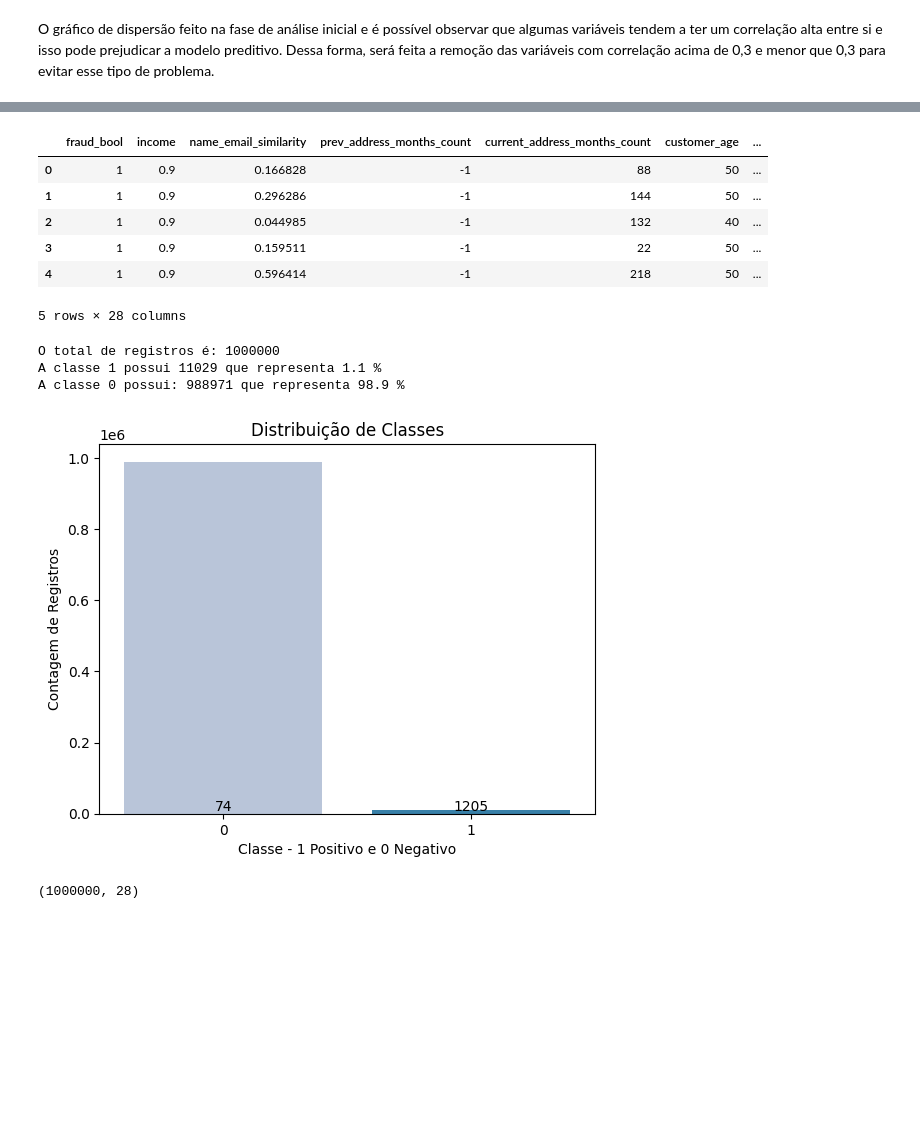
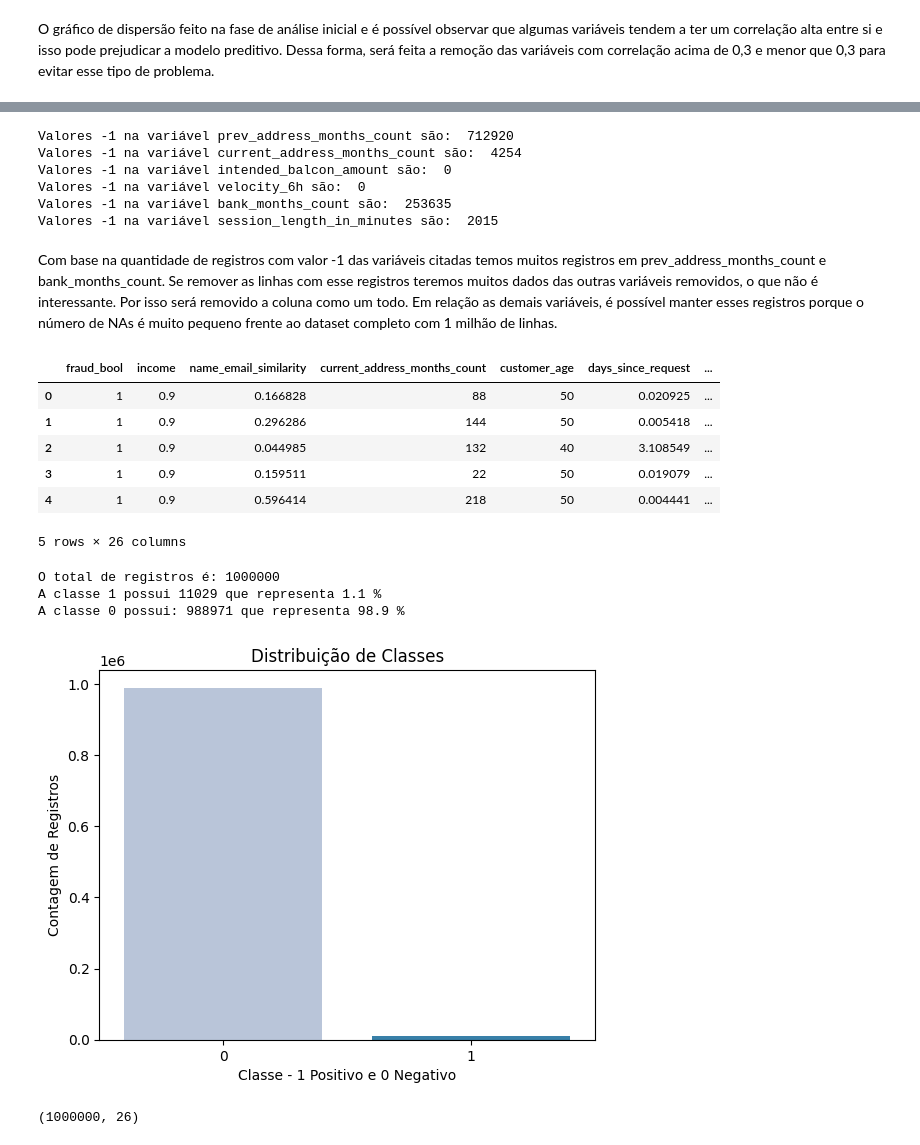
Before and after one commit to marcosmorais94/fraud_bankaccount, a Jupyter notebook: bank_fraud.ipynb, the cells around one changed output, grey strips where cells are left out. Saved outputs shown, nothing was run; the diff lists cells and outputs as text; code cells hidden in the pictures; blank space fills up the shorter version.

```diff
--- a/bank_fraud.ipynb
+++ b/bank_fraud.ipynb
@@ -250,39 +272,57 @@ O gráfico de dispersão feito na fase de análise inicial e é possível observ
+# %%
+# Contagem de variáveis nulas
+# No dataset valores nulos estão registrados como -1, será usado um comando para visualizar esses registros
+#print(base_modelo2['prev_address_months_count'].value_counts())
+
+print('Valores -1 na variável prev_address_months_count são: ',len(base[base.prev_address_months_count == -1]))
+print('Valores -1 na variável current_address_months_count são: ',len(base[base.current_address_months_count == -1]))
+print('Valores -1 na variável intended_balcon_amount são: ',len(base[base.intended_balcon_amount == -1]))
+print('Valores -1 na variável velocity_6h são: ',len(base[base.velocity_6h == -1]))
+print('Valores -1 na variável bank_months_count são: ',len(base[base.bank_months_count == -1]))
+print('Valores -1 na variável session_length_in_minutes são: ',len(base[base.session_length_in_minutes == -1]))
+# %% [output]
+Valores -1 na variável prev_address_months_count são:  712920
+Valores -1 na variável current_address_months_count são:  4254
+Valores -1 na variável intended_balcon_amount são:  0
+Valores -1 na variável velocity_6h são:  0
+Valores -1 na variável bank_months_count são:  253635
+Valores -1 na variável session_length_in_minutes são:  2015
+# %% [markdown]
+Com base na quantidade de registros com valor -1 das variáveis citadas temos muitos registros em prev_address_months_count e bank_months_count. Se remover as linhas com esse registros teremos muitos dados das outras variáveis removidos, o que não é interessante. Por isso será removido a coluna como um todo. Em relação as demais variáveis, é possível manter esses registros porque o número de NAs é muito pequeno frente ao dataset completo com 1 milhão de linhas.
 # %%
-# Comando para remover as colunas que eu
-base_modelo2 = base_modelo.drop(['velocity_24h', 'velocity_4w', 'proposed_credit_limit', 'date_of_birth_distinct_emails_4w'], axis=1)
+# Comando para remover as colunas com correlação e com muitos valores NAs
+base_modelo2 = base_modelo.drop(['velocity_24h', 'velocity_4w', 'bank_months_count','prev_address_months_count','proposed_credit_limit', 'date_of_birth_distinct_emails_4w'], axis=1)
 base_modelo2.head()
 # %% [output]
-|  | fraud_bool | income | name_email_similarity | prev_address_months_count | current_address_months_count | customer_age | ... |
-| 0 | 1 | 0.9 | 0.166828 | -1 | 88 | 50 | ... |
-| 1 | 1 | 0.9 | 0.296286 | -1 | 144 | 50 | ... |
-| 2 | 1 | 0.9 | 0.044985 | -1 | 132 | 40 | ... |
-| 3 | 1 | 0.9 | 0.159511 | -1 | 22 | 50 | ... |
-| 4 | 1 | 0.9 | 0.596414 | -1 | 218 | 50 | ... |
+|  | fraud_bool | income | name_email_similarity | current_address_months_count | customer_age | days_since_request | ... |
+| 0 | 1 | 0.9 | 0.166828 | 88 | 50 | 0.020925 | ... |
+| 1 | 1 | 0.9 | 0.296286 | 144 | 50 | 0.005418 | ... |
+| 2 | 1 | 0.9 | 0.044985 | 132 | 40 | 3.108549 | ... |
+| 3 | 1 | 0.9 | 0.159511 | 22 | 50 | 0.019079 | ... |
+| 4 | 1 | 0.9 | 0.596414 | 218 | 50 | 0.004441 | ... |
-5 rows × 28 columns
+5 rows × 26 columns
 # %%
 # Gráfico para contagem de classes na variável Fraud Bool (Variável target)
 graf_class3 = sns.countplot(x = 'fraud_bool', data = base_modelo2, palette = 'PuBu')
 graf_class3.set_xlabel('Classe - 1 Positivo e 0 Negativo')
 graf_class3.set_ylabel('Contagem de Registros')
 graf_class3.set_title('Distribuição de Classes')
 
-graf_class3.bar_label(graf_class.containers[0])
-
 class_table = base_modelo2['fraud_bool'].value_counts()
 
 print('O total de registros é:', class_table.sum())
 print('A classe 1 possui', class_table[1].sum(), 'que representa', round((class_table[1]/class_table.sum())*100,1),"%")
 print('A classe 0 possui:', class_table[0].sum(), 'que representa', round((class_table[0]/class_table.sum())*100,1),"%")
 # %% [output]
 O total de registros é: 1000000
 A classe 1 possui 11029 que representa 1.1 %
 A classe 0 possui: 988971 que representa 98.9 %
-[figure, old version]
+[figure, new version]
 # %%
 # Confere do números de linhas e colunas
 base_modelo2.shape
 # %% [output]
-(1000000, 28)
+(1000000, 26)
 # %%
 # Confere os tipos de dados
 base_modelo2.dtypes
```
Also changed, not shown: parts of 12 cells of this notebook, 1 other file.
